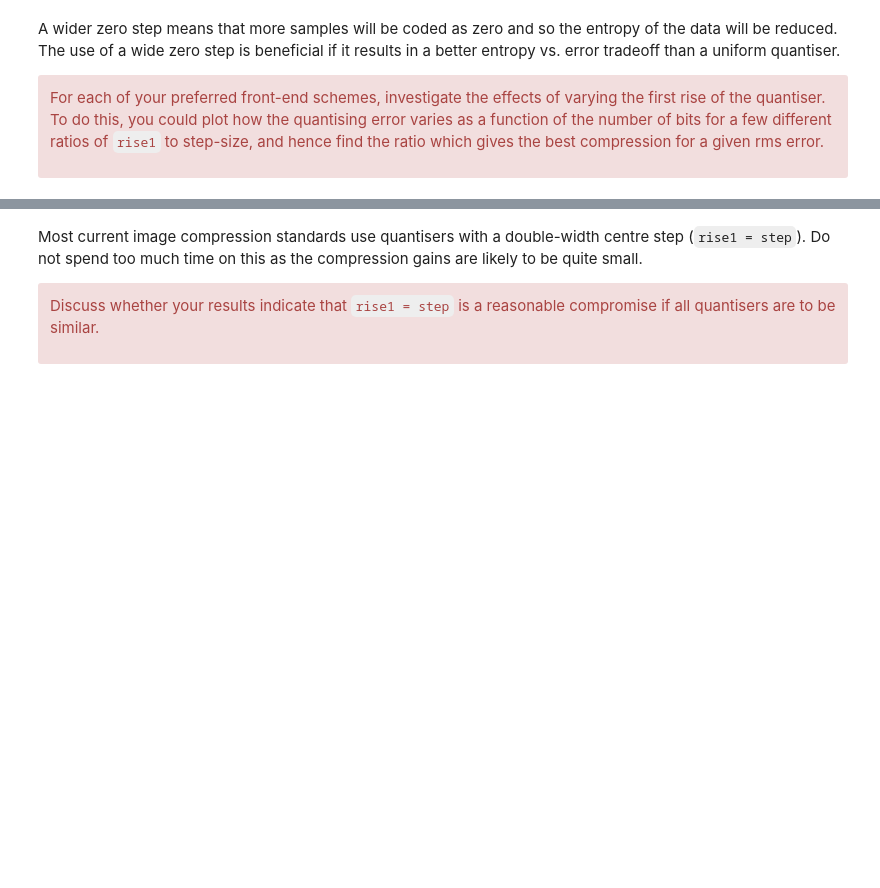
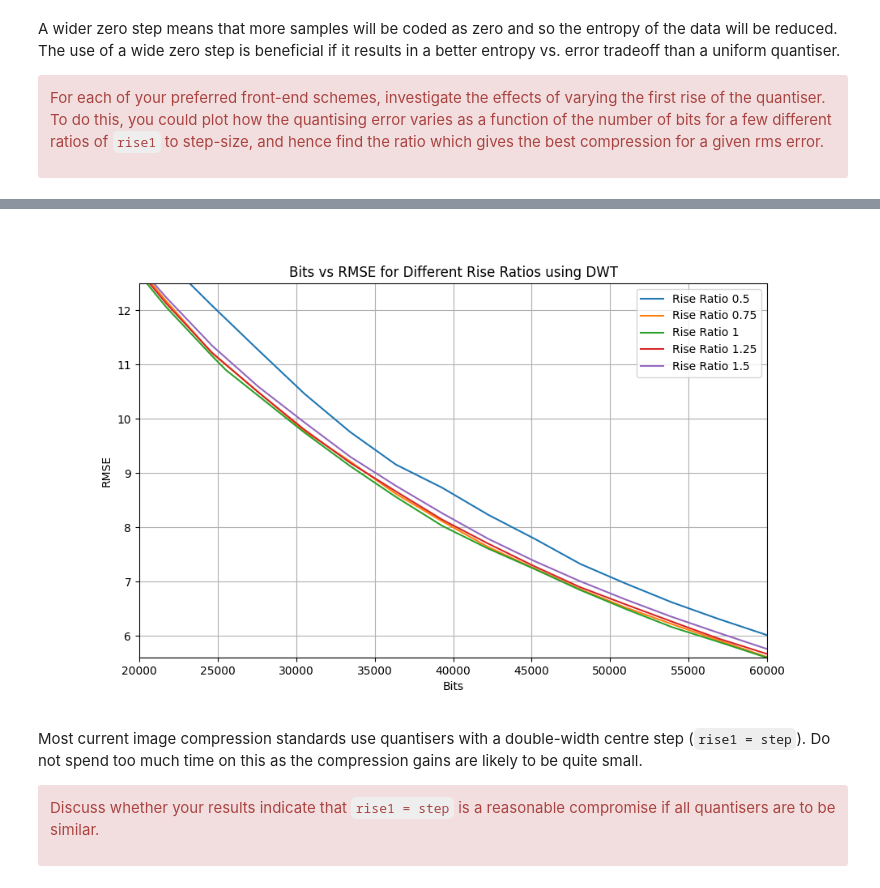
Before and after one commit to ak2380/cued_sf2_lab, a Jupyter notebook: 10-11-selection-centre-clipped.ipynb, the cells around one changed output, grey strips where cells are left out. Saved outputs shown, nothing was run; the diff lists cells and outputs as text; code cells hidden in the pictures; blank space fills up the shorter version.

```diff
--- a/10-11-selection-centre-clipped.ipynb
+++ b/10-11-selection-centre-clipped.ipynb
@@ -303,3 +322,22 @@ plt.show()
+# %%
+plt.figure(figsize=(10, 6))
+
+for rise in rise_ratios:
+    plt.plot(results_dwt[rise]['bits'], results_dwt[rise]['rmse'], label=f'Rise Ratio {rise}')
+
+plt.xlabel('Bits')
+plt.ylabel('RMSE')
+plt.title('Bits vs RMSE for Different Rise Ratios using DWT')
+plt.legend()
+plt.grid(True)
+
+# Setting the x and y axis limits for the constrained portion
+plt.xlim(20000, 60000)
+plt.ylim(5.6, 12.5)
+
+plt.show()
+# %% [output]
+[figure, added]
 # %% [markdown]
 Most current image compression standards use quantisers with a
 double-width centre step (`rise1 = step`). Do not spend too much time
```
Also changed, not shown: parts of 7 cells of this notebook, 18 other files.
